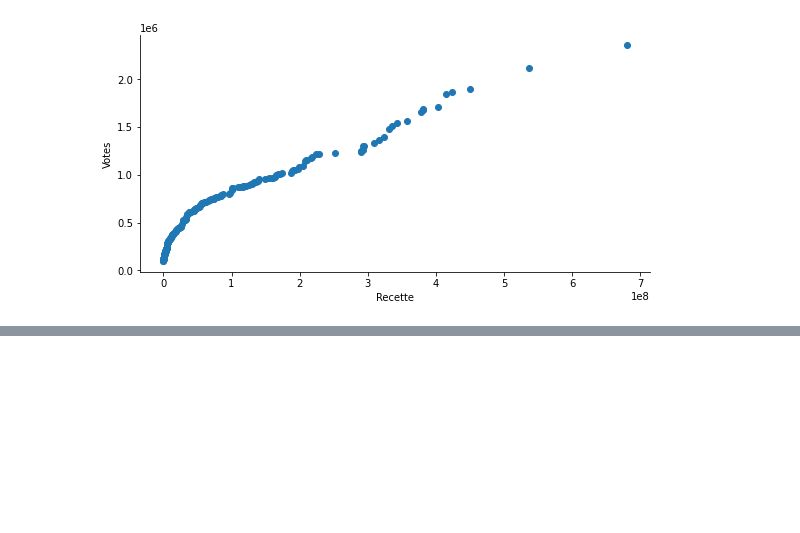
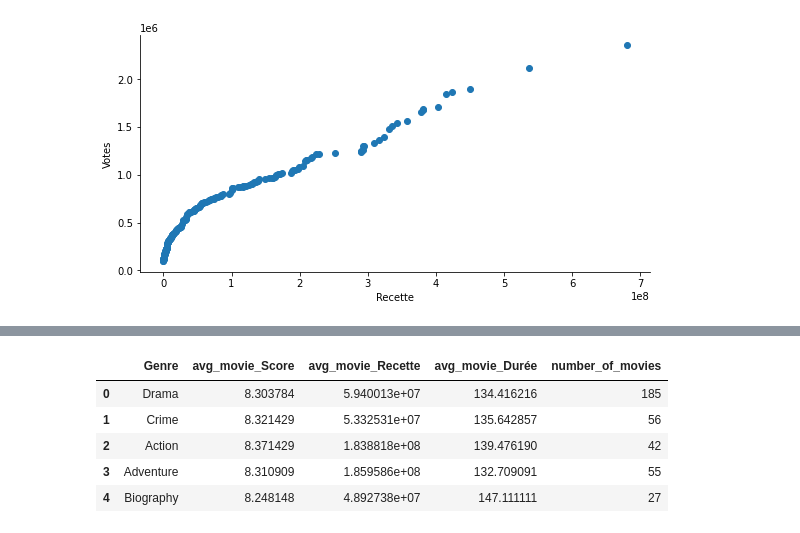
Before and after one commit to clement-camara/imdb-scrapping, a Jupyter notebook: Scraping-IMDB-refacto .ipynb, the cells around one changed output, grey strips where cells are left out. Saved outputs shown, nothing was run; the diff lists cells and outputs as text; code cells hidden in the pictures; blank space fills up the shorter version.

```diff
--- a/Scraping-IMDB-refacto .ipynb
+++ b/Scraping-IMDB-refacto .ipynb
@@ -207,0 +208,11 @@ directors.head()
+# %%
+genre = create_transformed_df(movies, 'Genre',
+                                  ['Score', 'Recette', 'Durée'])
+genre.head()
+# %% [output]
+|  | Genre | avg_movie_Score | avg_movie_Recette | avg_movie_Durée | number_of_movies |
+| 0 | Drama | 8.303784 | 5.940013e+07 | 134.416216 | 185 |
+| 1 | Crime | 8.321429 | 5.332531e+07 | 135.642857 | 56 |
+| 2 | Action | 8.371429 | 1.838818e+08 | 139.476190 | 42 |
+| 3 | Adventure | 8.310909 | 1.859586e+08 | 132.709091 | 55 |
+| 4 | Biography | 8.248148 | 4.892738e+07 | 147.111111 | 27 |
```
Also changed, not shown: parts of 4 cells of this notebook.
